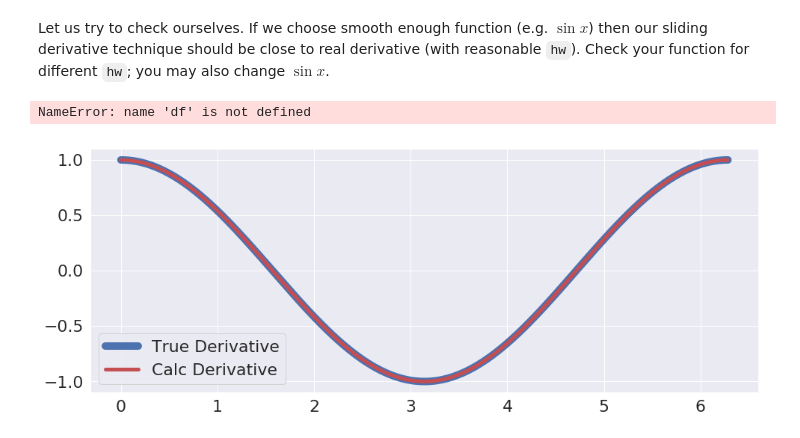
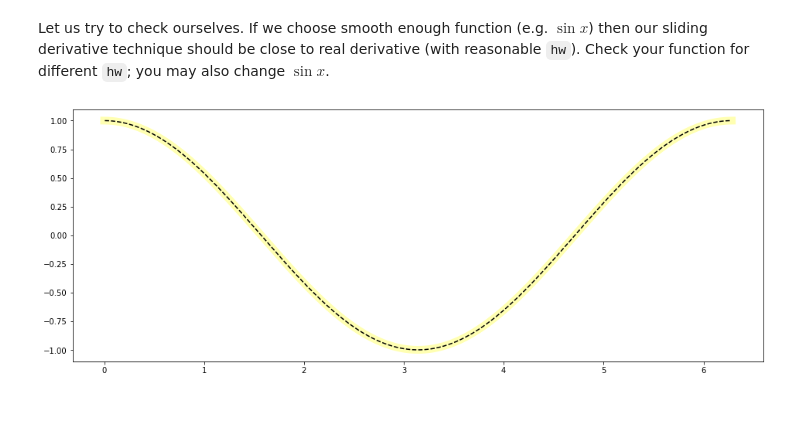
Before and after one commit to perfeus/math-for-ml, a Jupyter notebook: differentiation.ipynb, the cells around one changed output. Saved outputs shown, nothing was run; the diff lists cells and outputs as text; code cells hidden in the pictures; blank space fills up the shorter version.

```diff
--- a/differentiation.ipynb
+++ b/differentiation.ipynb
@@ -356,31 +359,15 @@ def derWindow(x, y, hw):
 Let us try to check ourselves. If we choose smooth enough function (e.g. $\sin x$) then our sliding derivative technique should be close to real derivative (with reasonable `hw`). Check your function for different `hw`; you may also change $\sin x$.
 # %%
 x_test=np.linspace(0, 2*np.pi, 10000)
-hw=...
+hw=10
 y_test=np.sin(x_test)
 
 der_true=np.cos(x_test)
 
-x_new, der_new=derWindow(x_test, y_test, hw)
+der_new, x_new=derWindow(x_test, y_test, hw)
 
 plt.figure(figsize=(16,6))
-plt.plot(x_test, der_true, 'b-', linewidth=4, alpha=0.3)
-plt.plot(x_new, dernew, 'r-', linewidth=2)
+plt.plot(x_test, der_true, color='yellow', linewidth=10, alpha=0.3, label='real derivative')
+plt.plot(x_new, der_new, color='black', linestyle='dashed', label='approximation');
 # %% [output]
-NameError: name 'df' is not defined
+[figure, added]
-# %%
-# draft
-x_test=np.linspace(0, 2*np.pi, 10000)
-hw= 100
-y_test=np.sin(x_test)
-
-der_true=np.cos(x_test)
-x_new, der_new=derWindow(x_test, y_test, hw)
-
-plt.figure(figsize=(16,6))
-plt.plot(x_test, der_true, 'b-', linewidth=10, label = 'True Derivative')
-plt.plot(x_new, der_new, 'r-', linewidth=5, label = 'Calc Derivative')
-plt.legend()
-plt.show()
-# %% [output]
-[figure, removed]
```
Also changed, not shown: parts of 18 cells of this notebook.
